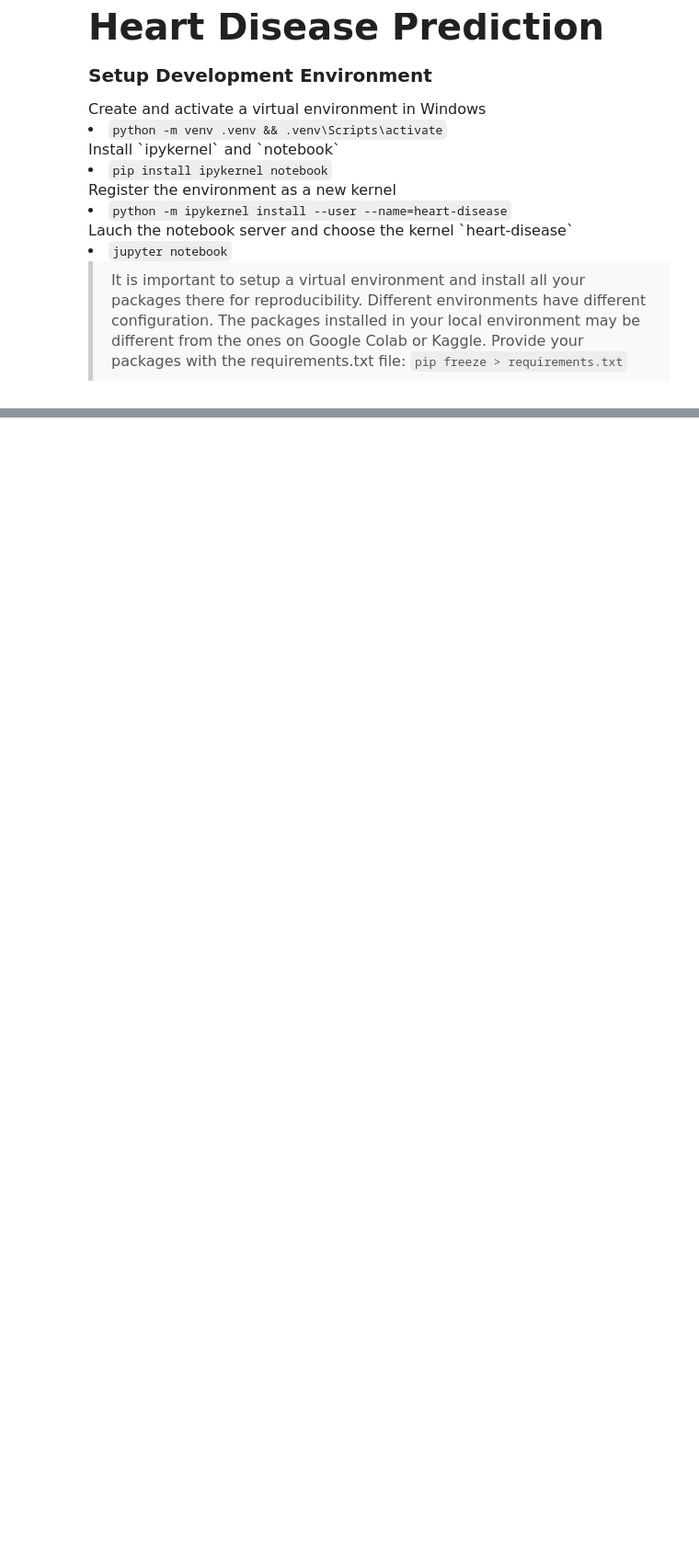
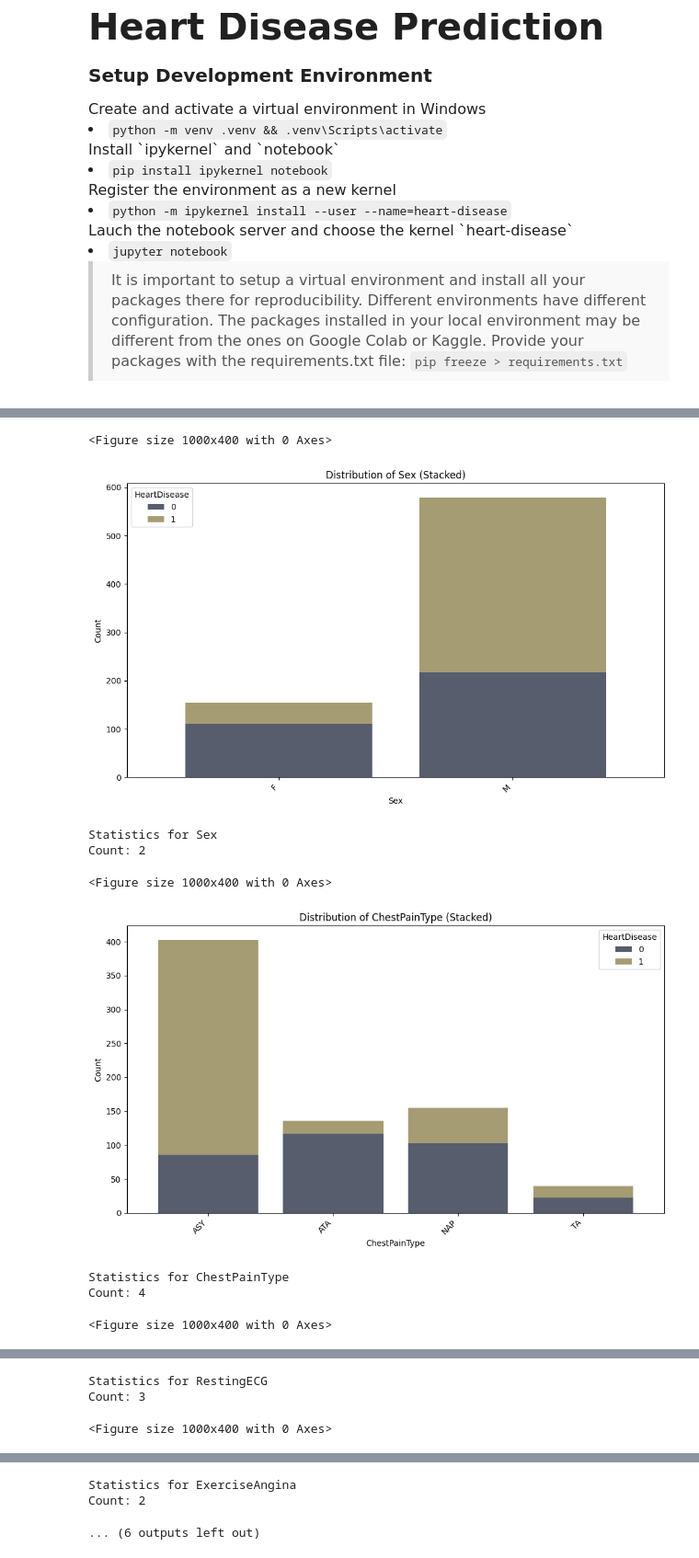
Before and after one commit to aghogho-dev/Heart-Disease-Prediction, a Jupyter notebook: heart-disease.ipynb, the cells around one changed output, grey strips where cells are left out. Shown at 92% size. Drawn from its saved outputs; the diff is of its cells as text; code cells hidden in the pictures; blank space fills up the shorter version.

```diff
--- a/heart-disease.ipynb
+++ b/heart-disease.ipynb
@@ -19,0 +324,42 @@
+# %%
+def categorical_analysis(df, categorical_features, target, n=10):
+    for feature in categorical_features:
+        plt.figure(figsize=(10, 4))
+        nunique = df[feature].nunique()
+
+        if nunique > n:
+            top_categories = df[feature].value_counts().nlargest(n)
+            stacked_data = pd.crosstab(df[feature], df[target])
+            stacked_data = stacked_data.loc[top_categories.index]
+
+            stacked_data.plot(
+                kind='bar', stacked=True, figsize=(10, 6), color=sns.color_palette('cividis', len(stacked_data.columns)), width=0.8
+            )
+            plt.title(f"Top {n} Categories of {feature} (Stacked)")
+            plt.xlabel(feature)
+            plt.ylabel("Count")
+        else:
+            stacked_data = pd.crosstab(df[feature], df[target])
+            stacked_data.plot(kind='bar', stacked=True, figsize=(10, 6), color=sns.color_palette('cividis', len(stacked_data.columns)), width=0.8)
+            plt.title(f"Distribution of {feature} (Stacked)")
+            plt.xlabel(feature)
+            plt.ylabel("Count")
+
+        plt.xticks(rotation=45, ha="right")
+        plt.tight_layout()
+        plt.show()
+
+        print(f"\nStatistics for {feature}")
+        print(f"Count: {nunique}")
+# %%
+categorical_analysis(df_train, categorical_features, target)
+# %% [output]
+<Figure size 1000x400 with 0 Axes>
+[figure, added]
+Statistics for Sex
+Count: 2
+<Figure size 1000x400 with 0 Axes>
+[figure, added]
+Statistics for ChestPainType
+Count: 4
+<Figure size 1000x400 with 0 Axes>
@@ -19,0 +367,3 @@
+Statistics for RestingECG
+Count: 3
+<Figure size 1000x400 with 0 Axes>
@@ -19,0 +371,3 @@
+Statistics for ExerciseAngina
+Count: 2
+... (6 outputs left out)
```
Also changed, not shown: parts of 29 cells of this notebook.
